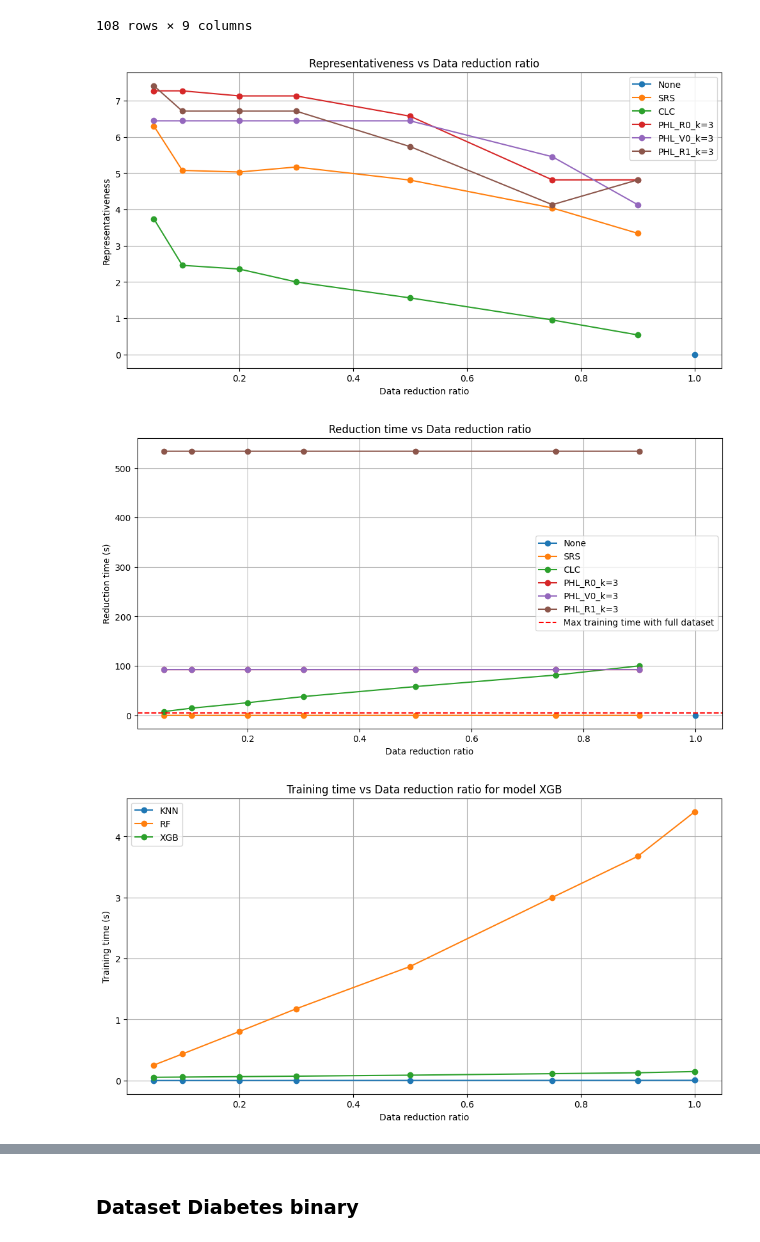
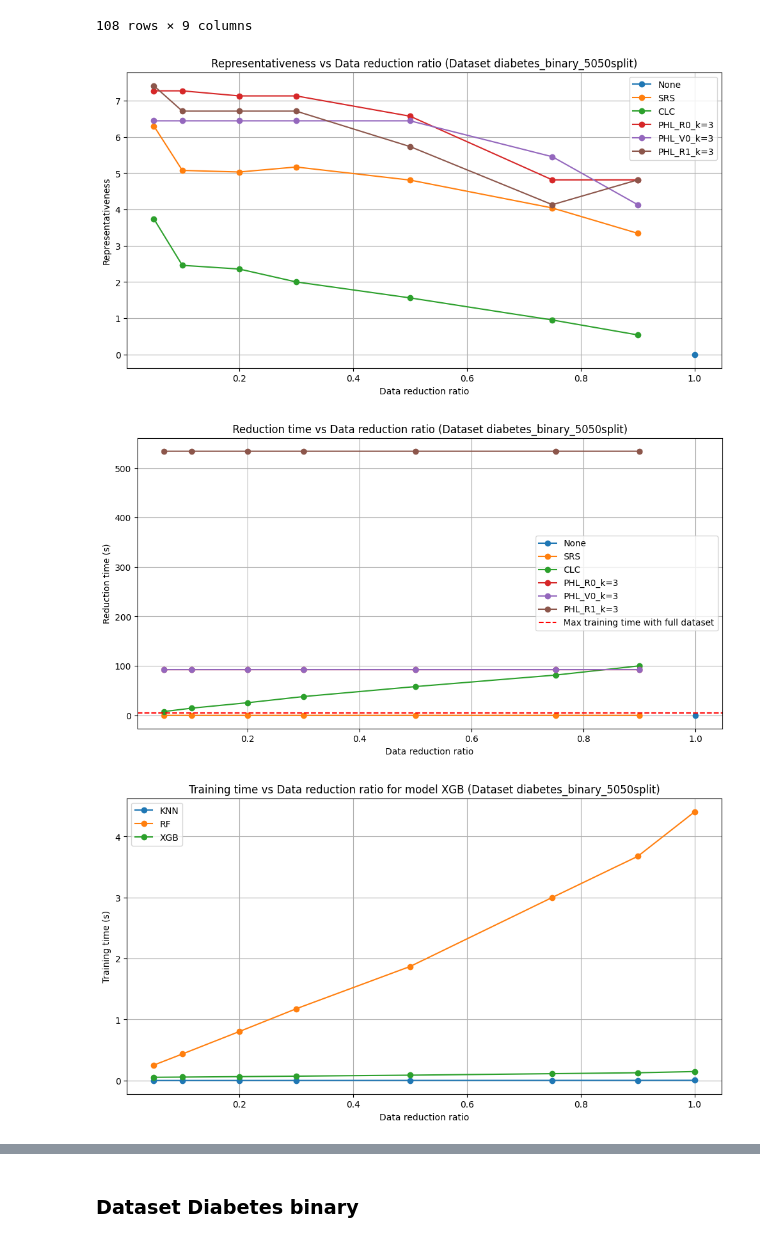
Before and after one commit to santimndez/PHL_for_instance_selection, a Jupyter notebook: src/notebooks/experiment_analysis.ipynb, the cells around one changed output, grey strips where cells are left out. Cells and saved outputs as stored; diff of their text form; code cells hidden in the pictures.

```diff
--- a/src/notebooks/experiment_analysis.ipynb
+++ b/src/notebooks/experiment_analysis.ipynb
@@ -29,7 +29,7 @@ import matplotlib.pyplot as plt
 # Set path to the notebook directory (Jupyter compatible)
 
 dbnames = ['pima',
-           'drybeans',
+           'Dry bean',
            'diabetes_binary_5050split',
            'diabetes_binary'
 ]
@@ -117,17 +117,21 @@ results
 | 113 | XGB | PHL_R1_k=3 | 0.90 | 0.899023 | 3.305408 | 0.753247 | 0.753804 | ... |
 114 rows × 9 columns
 # %%
-def plot_representativeness():
+def plot_representativeness(dataset, exclude_representativeness=[], exclude_time = []):
+    results = df_results[dataset]
+    results_folder = results_folders[dbnames.index(dataset)]
+
     mean_results = results.groupby(['reduction_method', 'percentage'])['representativeness', 'reduction_ratio', 'reduction_time'].mean().reset_index()
     mean_training_time = results.groupby(['model', 'percentage'])['training_time'].mean().reset_index()
 
     # Plot representativeness vs percentage averaged by model
     plt.figure(figsize=(12, 6))
     for reduction_method in results['reduction_method'].unique():
-        plt.plot(mean_results[mean_results['reduction_method'] == reduction_method]['reduction_ratio'],
-                mean_results[mean_results['reduction_method'] == reduction_method]['representativeness'],
-                label=reduction_method, marker='o')
-    plt.title(f'Representativeness vs Data reduction ratio')
+        if reduction_method not in exclude_representativeness:
+            plt.plot(mean_results[mean_results['reduction_method'] == reduction_method]['reduction_ratio'],
+                    mean_results[mean_results['reduction_method'] == reduction_method]['representativeness'],
+                    label=reduction_method, marker='o')
+    plt.title(f'Representativeness vs Data reduction ratio (Dataset {dataset})')
     plt.xlabel('Data reduction ratio')
     plt.ylabel('Representativeness')
     plt.legend()
@@ -138,12 +142,12 @@ def plot_representativeness():
     # Plot reduction time vs percentage averaged by model
     plt.figure(figsize=(12, 6))
     for reduction_method in results['reduction_method'].unique():
-        if reduction_method not in ['DROP3', 'CNN']:
+        if reduction_method not in exclude_time:
             plt.plot(mean_results[mean_results['reduction_method'] == reduction_method]['reduction_ratio'],
                     mean_results[mean_results['reduction_method'] == reduction_method]['reduction_time'],
                     label=reduction_method, marker='o')
     plt.axhline(y=mean_training_time['training_time'].max(), color='r', linestyle='--', label='Max training time with full dataset')
-    plt.title(f'Reduction time vs Data reduction ratio')
+    plt.title(f'Reduction time vs Data reduction ratio (Dataset {dataset})')
     plt.xlabel('Data reduction ratio')
     plt.ylabel('Reduction time (s)')
     plt.legend()
@@ -153,12 +157,12 @@ def plot_representativeness():
 
     # Plot training time vs percentage averaged by reduction method
     plt.figure(figsize=(12, 6))
-    mean_training_time
     for model_name in results['model'].unique():
-        plt.plot(mean_training_time[mean_training_time['model'] == model_name]['percentage'],
-                mean_training_time[mean_training_time['model'] == model_name]['training_time'],
-                label=model_name, marker='o')
-    plt.title(f'Training time vs Data reduction ratio for model {model_name}')
+        if model_name not in exclude_time:
+            plt.plot(mean_training_time[mean_training_time['model'] == model_name]['percentage'],
+                    mean_training_time[mean_training_time['model'] == model_name]['training_time'],
+                    label=model_name, marker='o')
+    plt.title(f'Training time vs Data reduction ratio for model {model_name} (Dataset {dataset})')
     plt.xlabel('Data reduction ratio')
     plt.ylabel('Training time (s)')
     plt.legend()
@@ -166,5 +170,5 @@ def plot_representativeness():
     # plt.savefig(f'{results_folder}/training_time_vs_percentage.png')
     plt.show()
 
-plot_representativeness()
+plot_representativeness('pima', exclude_time=['CNN', 'DROP3'])
 # %% [output]
@@ -274,9 +419,9 @@ results
 | 107 | XGB | PHL_R1_k=3 | 0.90 | 0.900005 | 4.816520 | 0.747648 | 0.747264 | ... |
 108 rows × 9 columns
 # %%
-plot_representativeness()
+plot_representativeness('diabetes_binary_5050split')
 # %% [output]
-[figure, old version]
+[figure, new version]
-[figure, old version]
+[figure, new version]
-[figure, old version]
+[figure, new version]
 # %%
```
Also changed, not shown: parts of 32 cells of this notebook, 3 other files.
